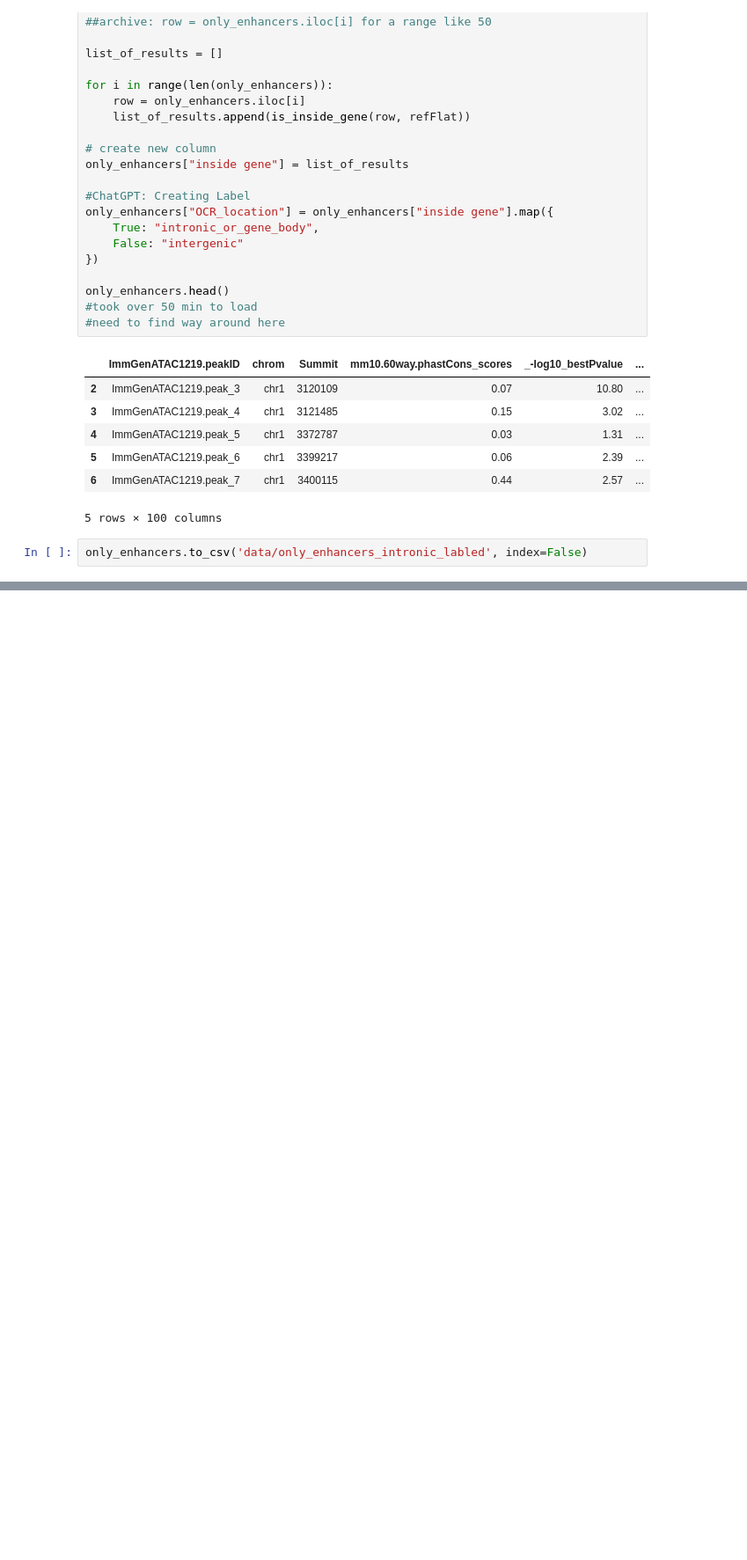
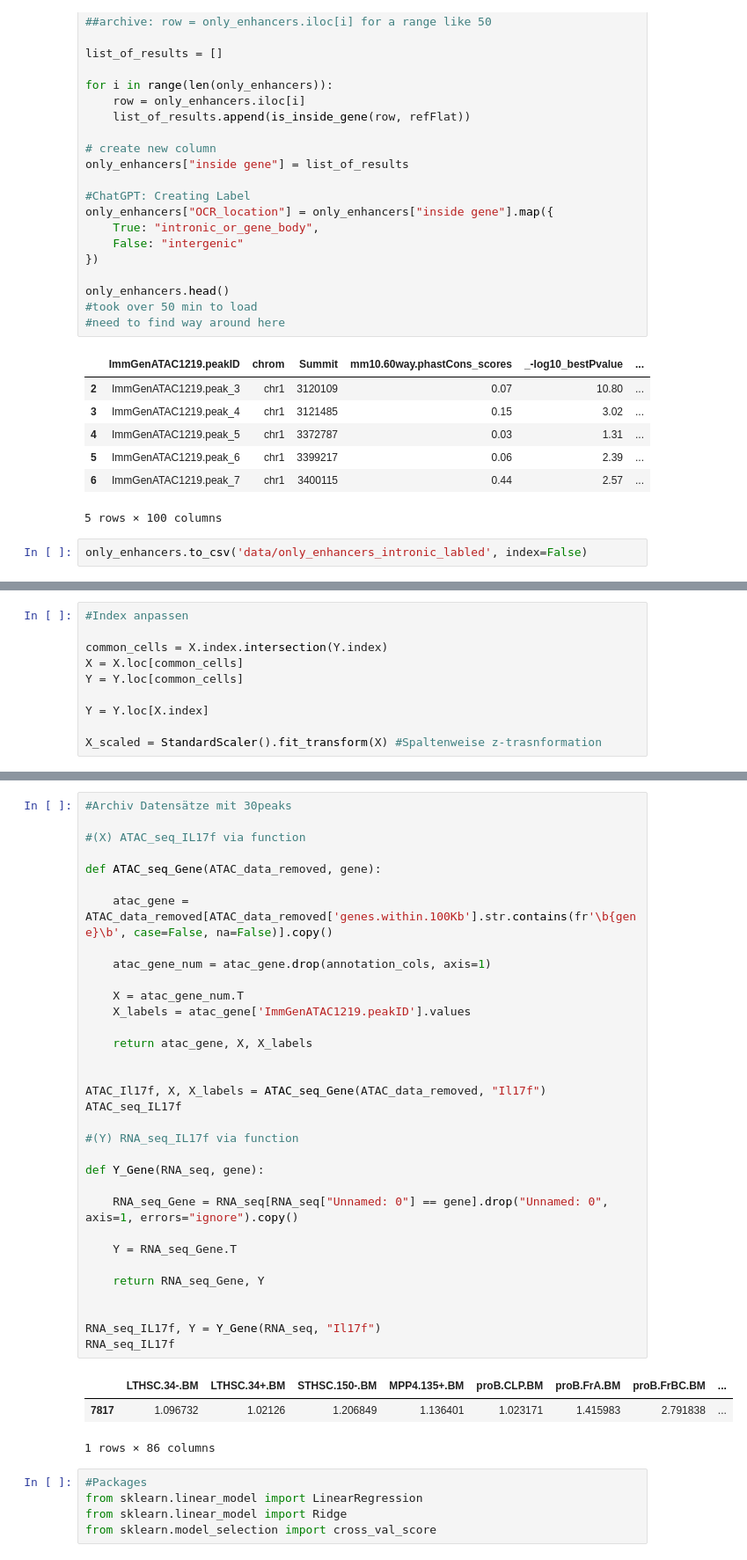
Before and after one commit to datascience-mobi-2026/topic04_team03, a Jupyter notebook: jupyter_peter_v1.2.ipynb, the cells around one changed output, grey strips where cells are left out. Shown at 88% size. Saved outputs shown, nothing was run; the diff lists cells and outputs as text; blank space fills up the shorter version.

```diff
--- a/jupyter_peter_v1.2.ipynb
+++ b/jupyter_peter_v1.2.ipynb
@@ -372,0 +506,10 @@ only_enhancers.to_csv('data/only_enhancers_intronic_labled', index=False)
+# %%
+#Index anpassen
+
+common_cells = X.index.intersection(Y.index)
+X = X.loc[common_cells]
+Y = Y.loc[common_cells]
+
+Y = Y.loc[X.index]
+
+X_scaled = StandardScaler().fit_transform(X) #Spaltenweise z-trasnformation
@@ -372,0 +523,42 @@ only_enhancers.to_csv('data/only_enhancers_intronic_labled', index=False)
+# %%
+#Archiv Datensätze mit 30peaks
+
+#(X) ATAC_seq_IL17f via function
+
+def ATAC_seq_Gene(ATAC_data_removed, gene):
+
+    atac_gene = ATAC_data_removed[ATAC_data_removed['genes.within.100Kb'].str.contains(fr'\b{gene}\b', case=False, na=False)].copy()
+
+    atac_gene_num = atac_gene.drop(annotation_cols, axis=1)
+
+    X = atac_gene_num.T
+    X_labels = atac_gene['ImmGenATAC1219.peakID'].values
+
+    return atac_gene, X, X_labels
+
+
+ATAC_Il17f, X, X_labels = ATAC_seq_Gene(ATAC_data_removed, "Il17f")
+ATAC_seq_IL17f
+
+#(Y) RNA_seq_IL17f via function
+
+def Y_Gene(RNA_seq, gene):
+
+    RNA_seq_Gene = RNA_seq[RNA_seq["Unnamed: 0"] == gene].drop("Unnamed: 0", axis=1, errors="ignore").copy()
+
+    Y = RNA_seq_Gene.T
+
+    return RNA_seq_Gene, Y
+
+
+RNA_seq_IL17f, Y = Y_Gene(RNA_seq, "Il17f")
+RNA_seq_IL17f
+# %% [output]
+|  | LTHSC.34-.BM | LTHSC.34+.BM | STHSC.150-.BM | MPP4.135+.BM | proB.CLP.BM | proB.FrA.BM | proB.FrBC.BM | ... |
+| 7817 | 1.096732 | 1.02126 | 1.206849 | 1.136401 | 1.023171 | 1.415983 | 2.791838 | ... |
+1 rows × 86 columns
+# %%
+#Packages
+from sklearn.linear_model import LinearRegression
+from sklearn.linear_model import Ridge
+from sklearn.model_selection import cross_val_score
```
Also changed, not shown: parts of 17 cells of this notebook.
